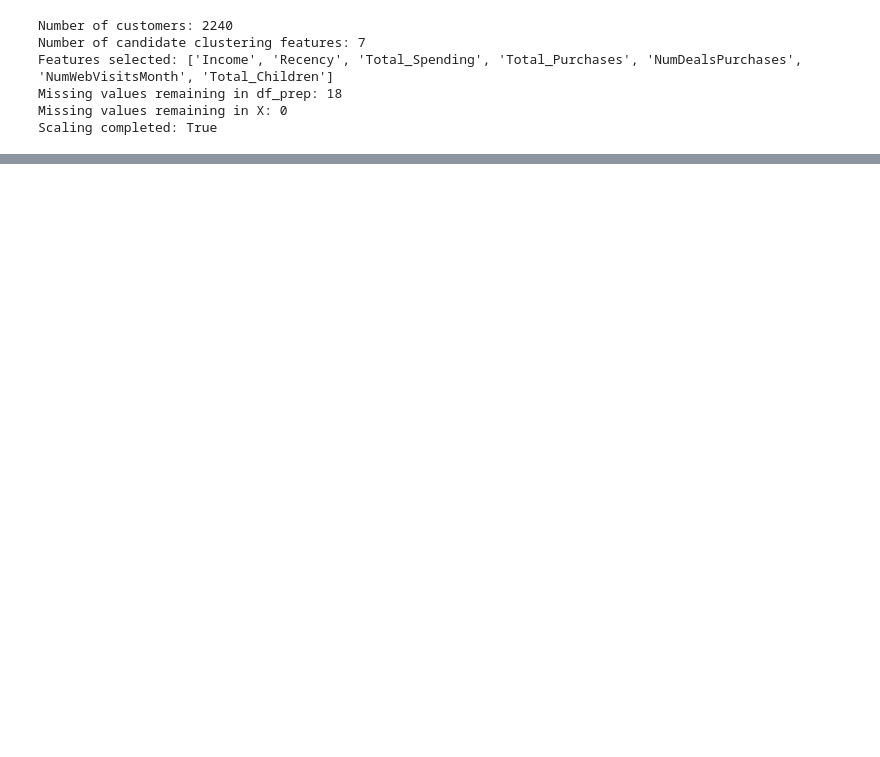
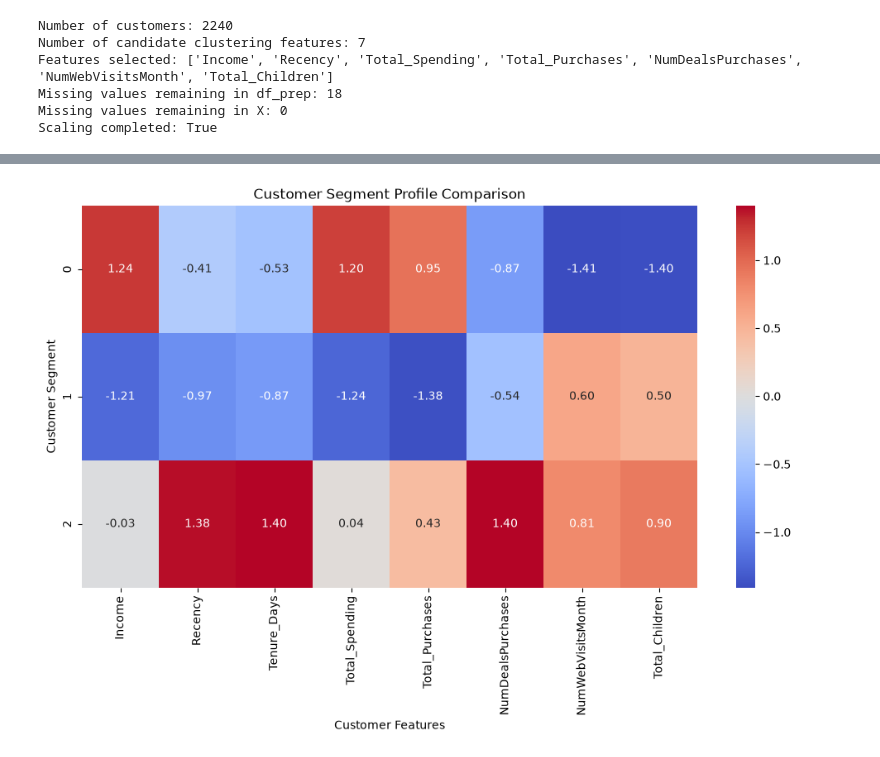
Before and after one commit to N-Shivaram25/Customer_Segmentation, a Jupyter notebook: Customer_Segmentation_EDA.ipynb, the cells around one changed output, grey strips where cells are left out. Saved outputs shown, nothing was run; the diff lists cells and outputs as text; code cells hidden in the pictures; blank space fills up the shorter version.

```diff
--- a/Customer_Segmentation_EDA.ipynb
+++ b/Customer_Segmentation_EDA.ipynb
@@ -1242,0 +1498,41 @@ Scaling completed: True
+# %%
+profile_features = [
+    "Income",
+    "Recency",
+    "Tenure_Days",
+    "Total_Spending",
+    "Total_Purchases",
+    "NumDealsPurchases",
+    "NumWebVisitsMonth",
+    "Total_Children"
+]
+
+cluster_profile = (
+    df_prep.groupby("Cluster")[profile_features]
+    .mean()
+    .round(2)
+)
+
+profile_scaled = pd.DataFrame(
+    StandardScaler().fit_transform(cluster_profile),
+    columns=cluster_profile.columns,
+    index=cluster_profile.index
+)
+# %%
+plt.figure(figsize=(12, 6))
+
+sns.heatmap(
+    profile_scaled,
+    annot=True,
+    fmt=".2f",
+    cmap="coolwarm",
+    center=0
+)
+
+plt.title("Customer Segment Profile Comparison")
+plt.xlabel("Customer Features")
+plt.ylabel("Customer Segment")
+
+plt.show()
+# %% [output]
+[figure, added]
```
Also changed, not shown: parts of 87 cells of this notebook, 6 other files.
